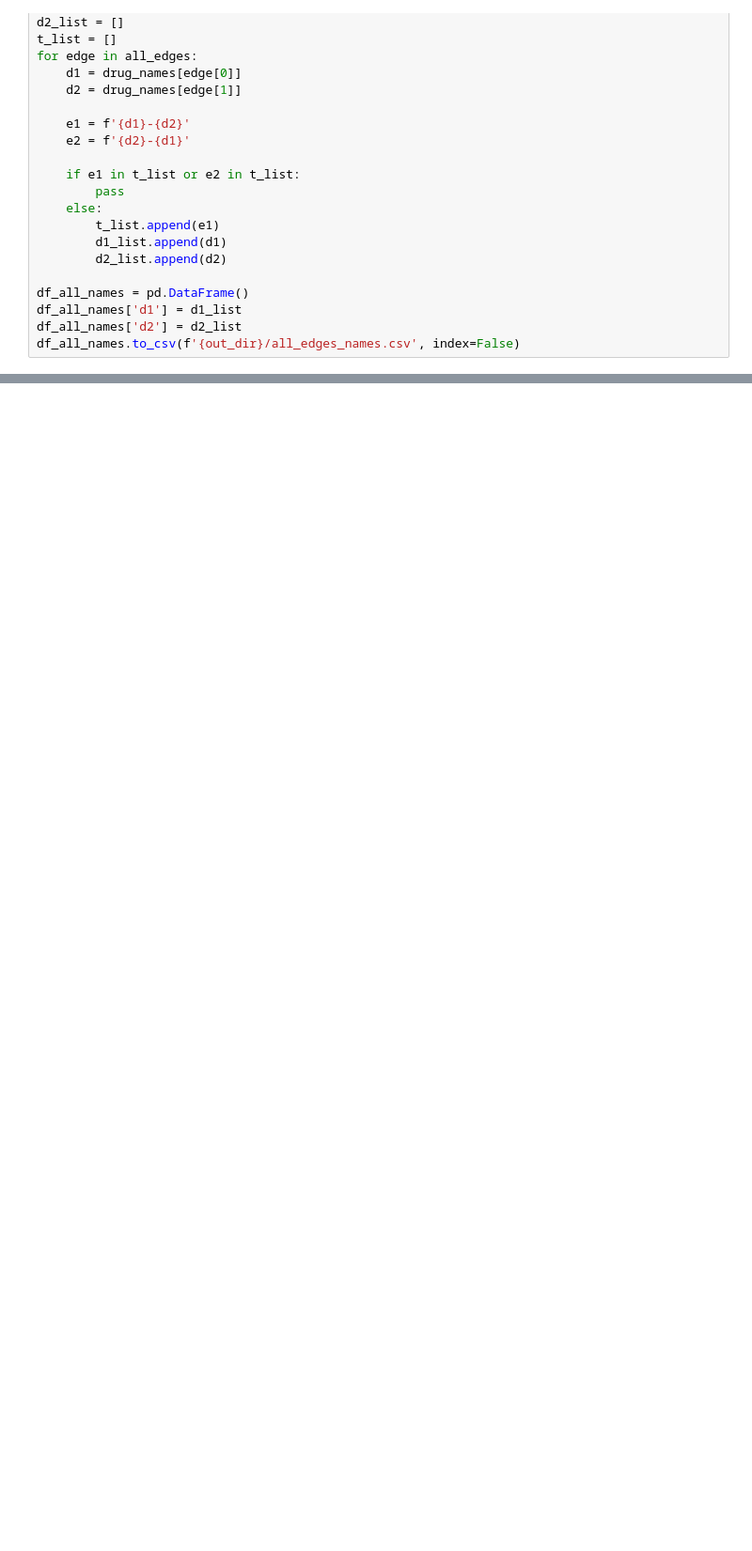
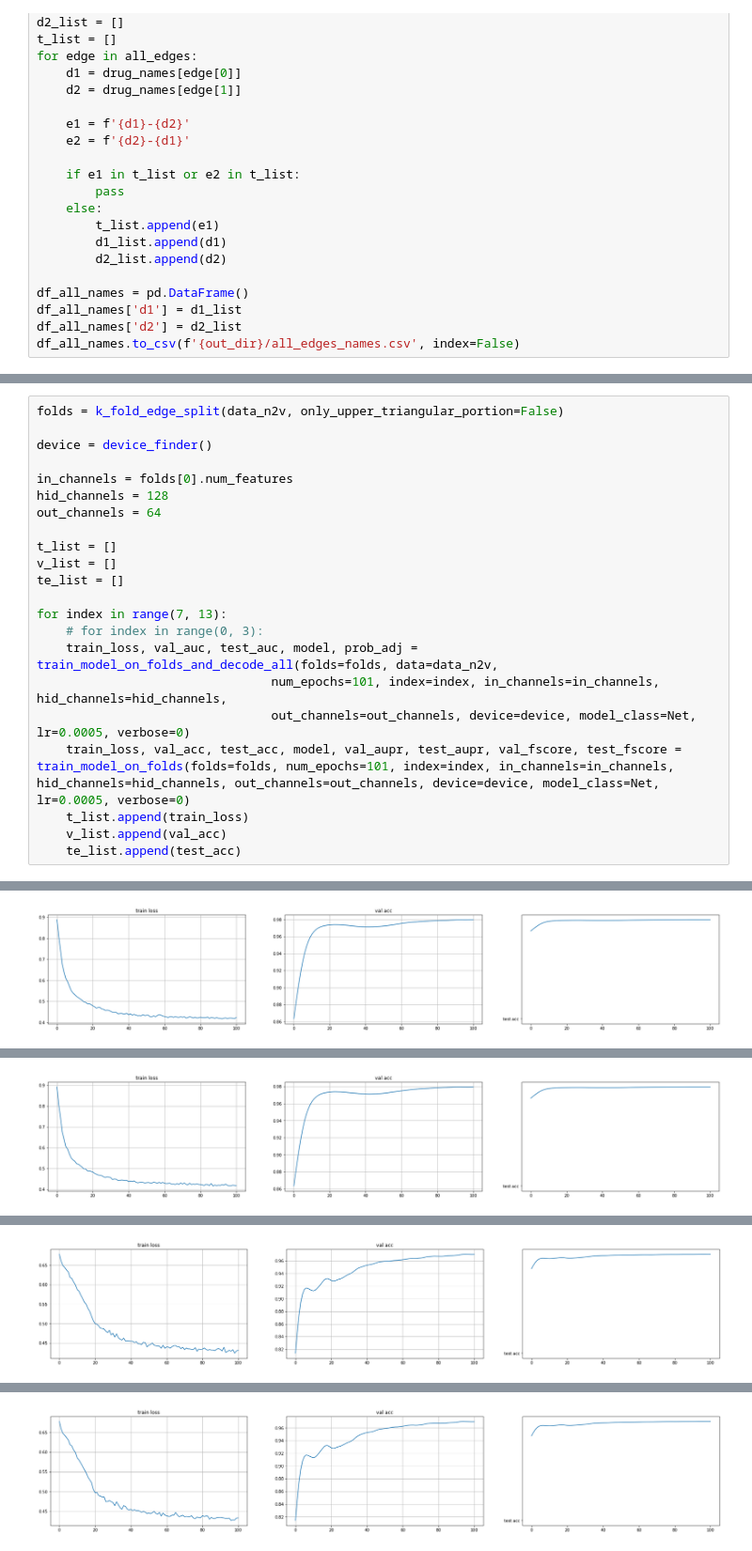
Before and after one commit to sinaziaee/DComG, a Jupyter notebook: temp.ipynb, the cells around one changed output, grey strips where cells are left out. Shown at 94% size. Saved outputs shown, nothing was run; the diff lists cells and outputs as text; blank space fills up the shorter version.

```diff
--- a/temp.ipynb
+++ b/temp.ipynb
@@ -164,0 +385,23 @@ df_all_names.to_csv(f'{out_dir}/all_edges_names.csv', index=False)
+# %%
+folds = k_fold_edge_split(data_n2v, only_upper_triangular_portion=False)
+
+device = device_finder()
+
+in_channels = folds[0].num_features
+hid_channels = 128
+out_channels = 64
+
+t_list = []
+v_list = []
+te_list = []
+
+for index in range(7, 13):
+    # for index in range(0, 3):
+    train_loss, val_auc, test_auc, model, prob_adj = train_model_on_folds_and_decode_all(folds=folds, data=data_n2v,
+                                num_epochs=101, index=index, in_channels=in_channels, hid_channels=hid_channels,
+                                out_channels=out_channels, device=device, model_class=Net, lr=0.0005, verbose=0)
+    train_loss, val_acc, test_acc, model, val_aupr, test_aupr, val_fscore, test_fscore = train_model_on_folds(folds=folds, num_epochs=101, index=index, in_channels=in_channels, hid_channels=hid_channels, out_channels=out_channels, device=device, model_class=Net, lr=0.0005, verbose=0)
+    t_list.append(train_loss)
+    v_list.append(val_acc)
+    te_list.append(test_acc)
+# %% [output]
@@ -164,0 +409 @@ df_all_names.to_csv(f'{out_dir}/all_edges_names.csv', index=False)
+[figure, added]
@@ -164,0 +411 @@ df_all_names.to_csv(f'{out_dir}/all_edges_names.csv', index=False)
+[figure, added]
@@ -164,0 +413 @@ df_all_names.to_csv(f'{out_dir}/all_edges_names.csv', index=False)
+[figure, added]
@@ -164,0 +415 @@ df_all_names.to_csv(f'{out_dir}/all_edges_names.csv', index=False)
+[figure, added]
```
Also changed, not shown: parts of 10 cells of this notebook, 7 other files.
